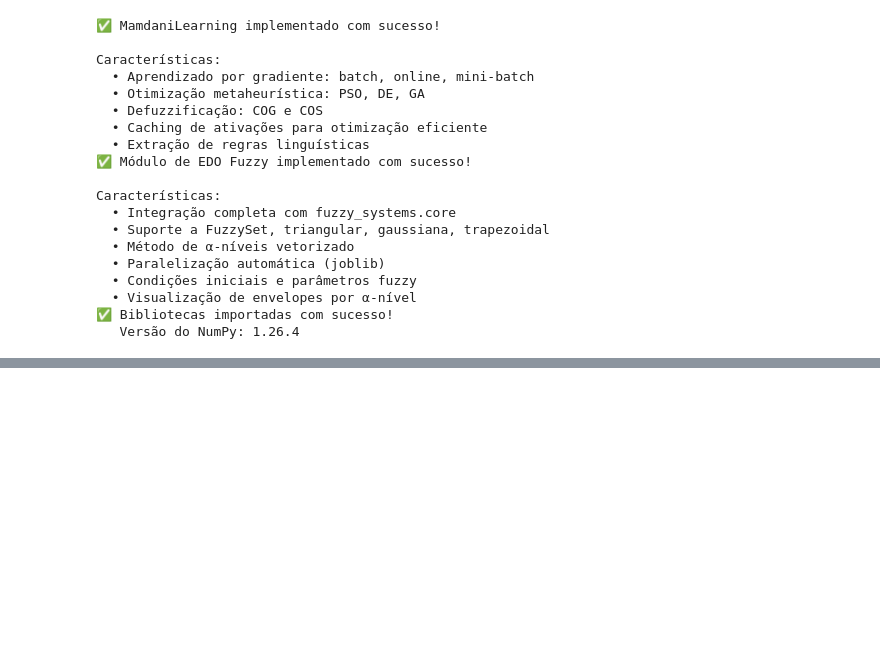
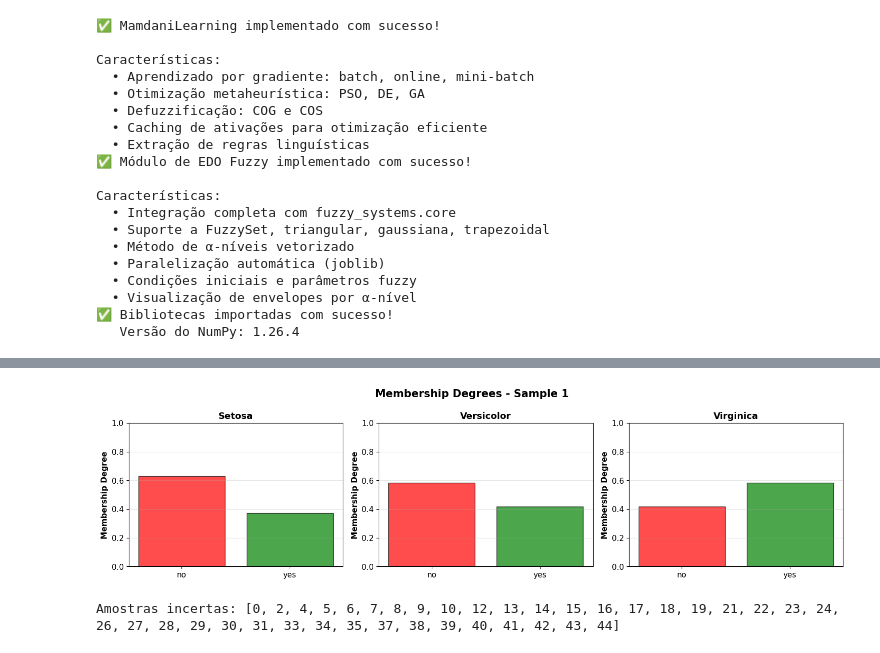
Before and after one commit to 1moi6/pyfuzzy-toolbox, a Jupyter notebook: exemplo.ipynb, the cells around one changed output, grey strips where cells are left out. Cells and saved outputs as stored; diff of their text form; code cells hidden in the pictures; blank space fills up the shorter version.

```diff
--- a/exemplo.ipynb
+++ b/exemplo.ipynb
@@ -304,0 +512,17 @@ Calculando mapa de conforto... ✓ Concluído!
+# %%
+# Obter informações detalhadas das primeiras 3 amostras
+details = wm.predict_membership_detailed(X_test[:3])
+
+for sample in details:
+    print(f"\n=== Amostra {sample['sample_id']} ===")
+    print(f"Saídas fuzzy brutas: {sample['raw_outputs']}")
+
+    print("\nGraus de pertinência:")
+    for var_name, term_memberships in sample['memberships'].items():
+        print(f"  {var_name}:")
+        for term, degree in term_memberships.items():
+            print(f"    {term}: {degree:.4f}")
+
+    print("\nTermos dominantes:")
+    for var_name, (term, degree) in sample['dominant_terms'].items():
+        print(f"  {var_name}: '{term}' ({degree:.4f})")
@@ -304,0 +547,41 @@ Calculando mapa de conforto... ✓ Concluído!
+# %%
+import matplotlib.pyplot as plt
+
+# Obter memberships
+memberships = wm.predict_membership(X_test)
+
+# Plot para primeira amostra
+fig, axes = plt.subplots(1, 3, figsize=(15, 4))
+
+for idx, (var_name, ax) in enumerate(zip(['setosa', 'versicolor', 'virginica'], axes)):
+    mem = memberships[var_name][0]  # Primeira amostra
+    terms = ['no', 'yes']
+
+    ax.bar(terms, mem, color=['red', 'green'], alpha=0.7, edgecolor='black')
+    ax.set_ylim(0, 1)
+    ax.set_ylabel('Membership Degree', fontweight='bold')
+    ax.set_title(f'{var_name.capitalize()}', fontsize=13, fontweight='bold')
+    ax.grid(True, alpha=0.3, axis='y')
+
+plt.suptitle('Membership Degrees - Sample 1', fontsize=15, fontweight='bold')
+plt.tight_layout()
+plt.show()
+# %% [output]
+[figure, added]
+# %%
+# Amostras onde nenhum termo tem membership > 0.6
+memberships = wm.predict_membership(X_test)
+
+uncertain_samples = []
+for i in range(len(X_test)):
+    max_memberships = []
+    for var_name in ['setosa', 'versicolor', 'virginica']:
+        max_mem = memberships[var_name][i].max()
+        max_memberships.append(max_mem)
+
+    if max(max_memberships) < 0.65:
+        uncertain_samples.append(i)
+
+print(f"Amostras incertas: {uncertain_samples}")
+# %% [output]
+Amostras incertas: [0, 2, 4, 5, 6, 7, 8, 9, 10, 12, 13, 14, 15, 16, 17, 18, 19, 21, 22, 23, 24, 26, 27, 28, 29, 30, 31, 33, 34, 35, 37, 38, 39, 40, 41, 42, 43, 44]
```
Also changed, not shown: parts of 18 cells of this notebook, 5 other files.
